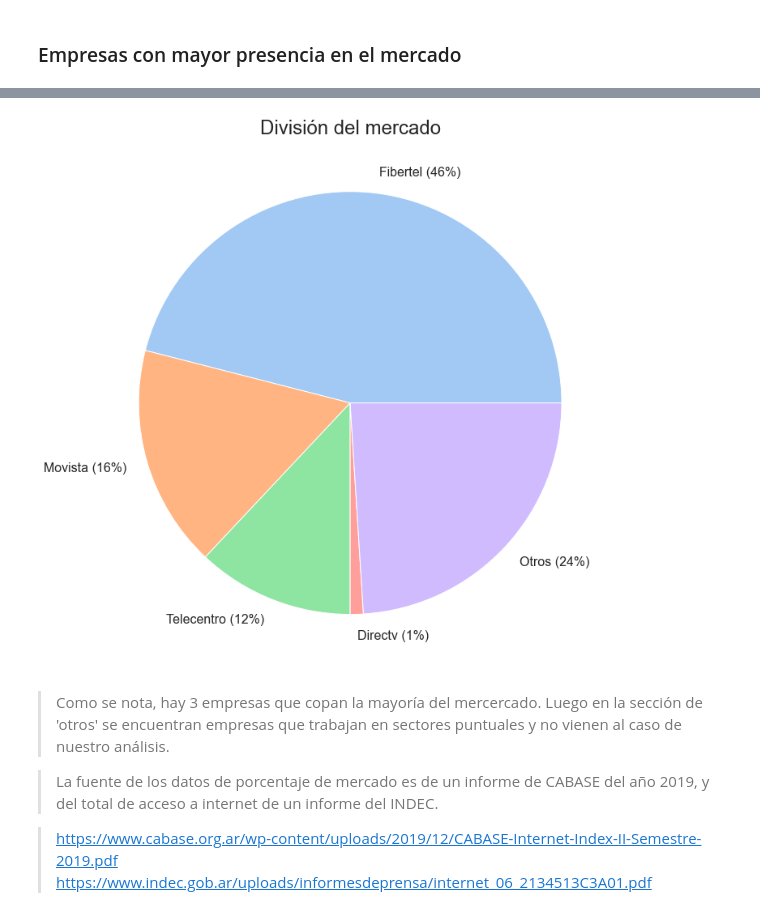
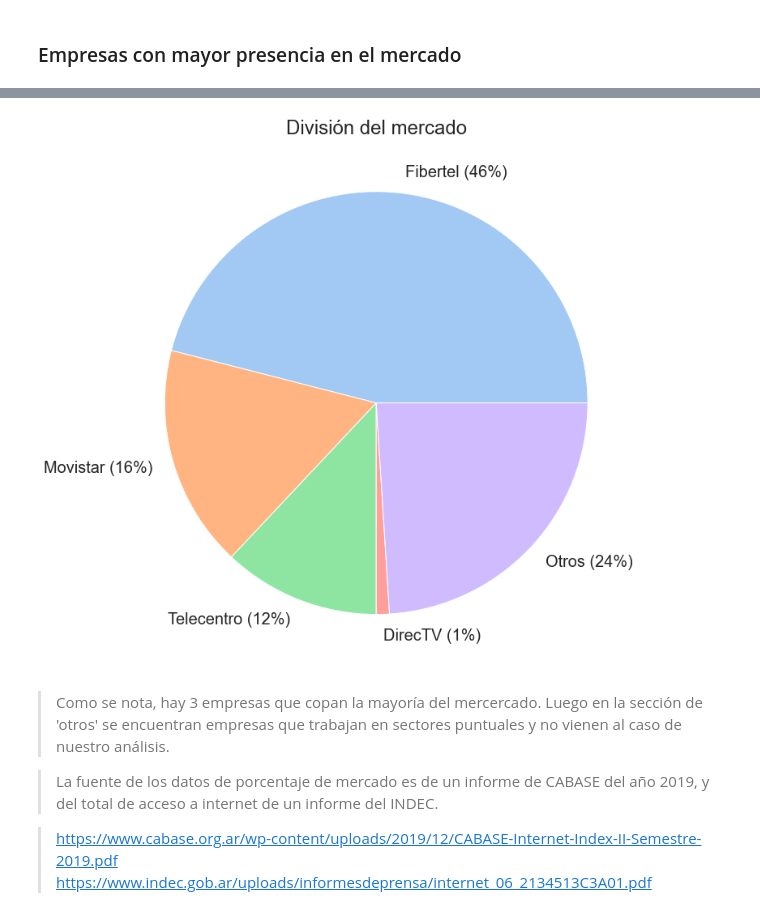
Before and after one commit to nanaccachian/wifi-twitter-data-analysis, a Jupyter notebook: Proyecto final/twitter_notebook.ipynb, the cells around one changed output, grey strips where cells are left out. Saved outputs shown, nothing was run; the diff lists cells and outputs as text; code cells hidden in the pictures.

```diff
--- a/Proyecto final/twitter_notebook.ipynb
+++ b/Proyecto final/twitter_notebook.ipynb
@@ -61,17 +22,17 @@ plt.show()'''
 # %%
-
-
-
+import matplotlib.pyplot as plt
+import seaborn as sns
 plt.figure(figsize=(12,12))
 mercado=[0.46, 0.17, 0.12, 0.01, 0.24]
-empresas = ['Fibertel (46%)', 'Movista (16%)', 'Telecentro (12%)', 'Directv (1%)', 'Otros (24%)']
+empresas = ['Fibertel (46%)', 'Movistar (16%)', 'Telecentro (12%)', 'DirecTV (1%)', 'Otros (24%)']
 
 # Create a pieplot
+sns.set_palette("pastel")
 plt.title('División del mercado', fontsize=24)
-plt.pie(mercado, labels=empresas, labeldistance=1.1, textprops={'fontsize': 16})
+plt.pie(mercado, labels=empresas, labeldistance=1.1, textprops={'fontsize': 20})
 plt.show()
 # %% [output]
-[figure, old version]
+[figure, new version]
 # %% [markdown]
 > Como se nota, hay 3 empresas que copan la mayoría del mercercado. Luego en la sección de 'otros' se encuentran empresas que trabajan en sectores puntuales y no vienen al caso de nuestro análisis.
 
```
Also changed, not shown: parts of 10 cells of this notebook.
